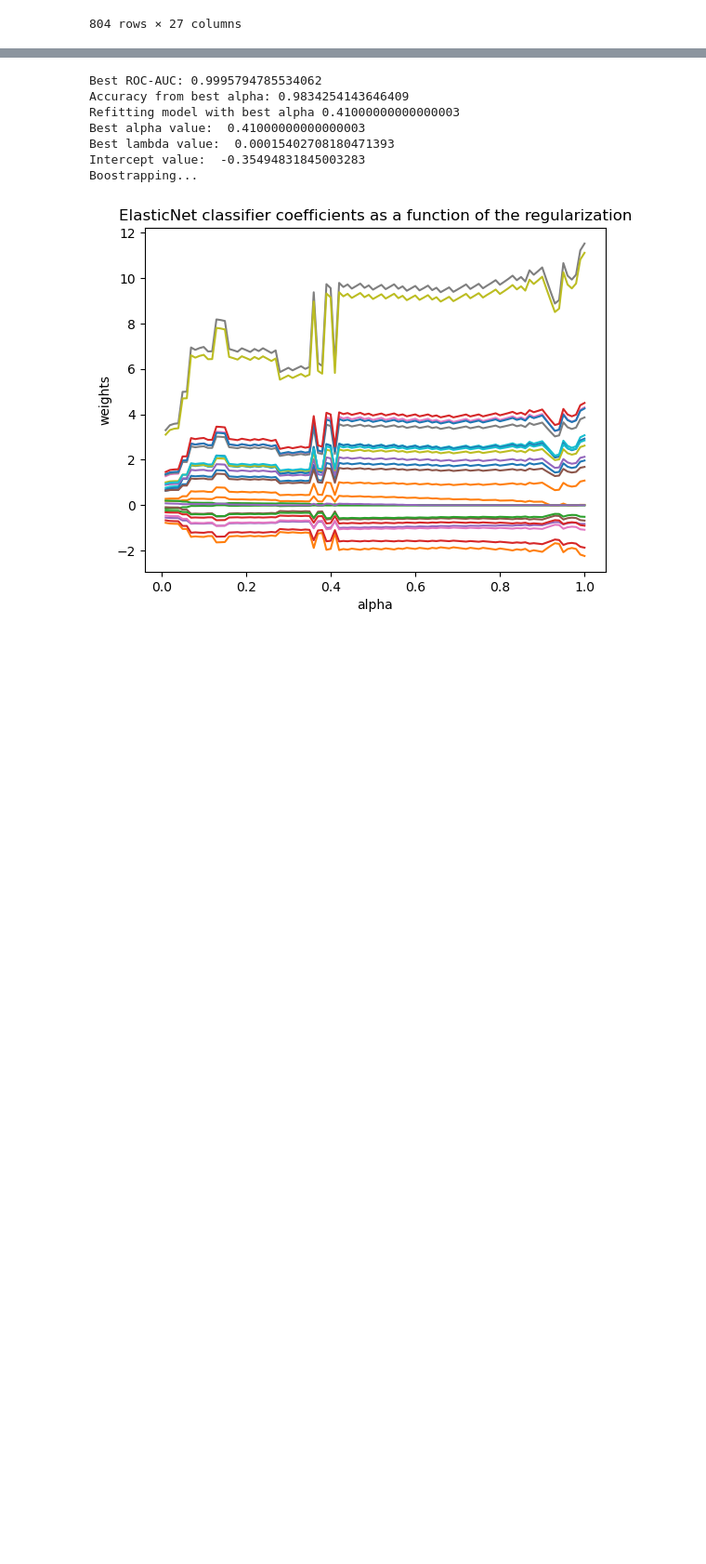
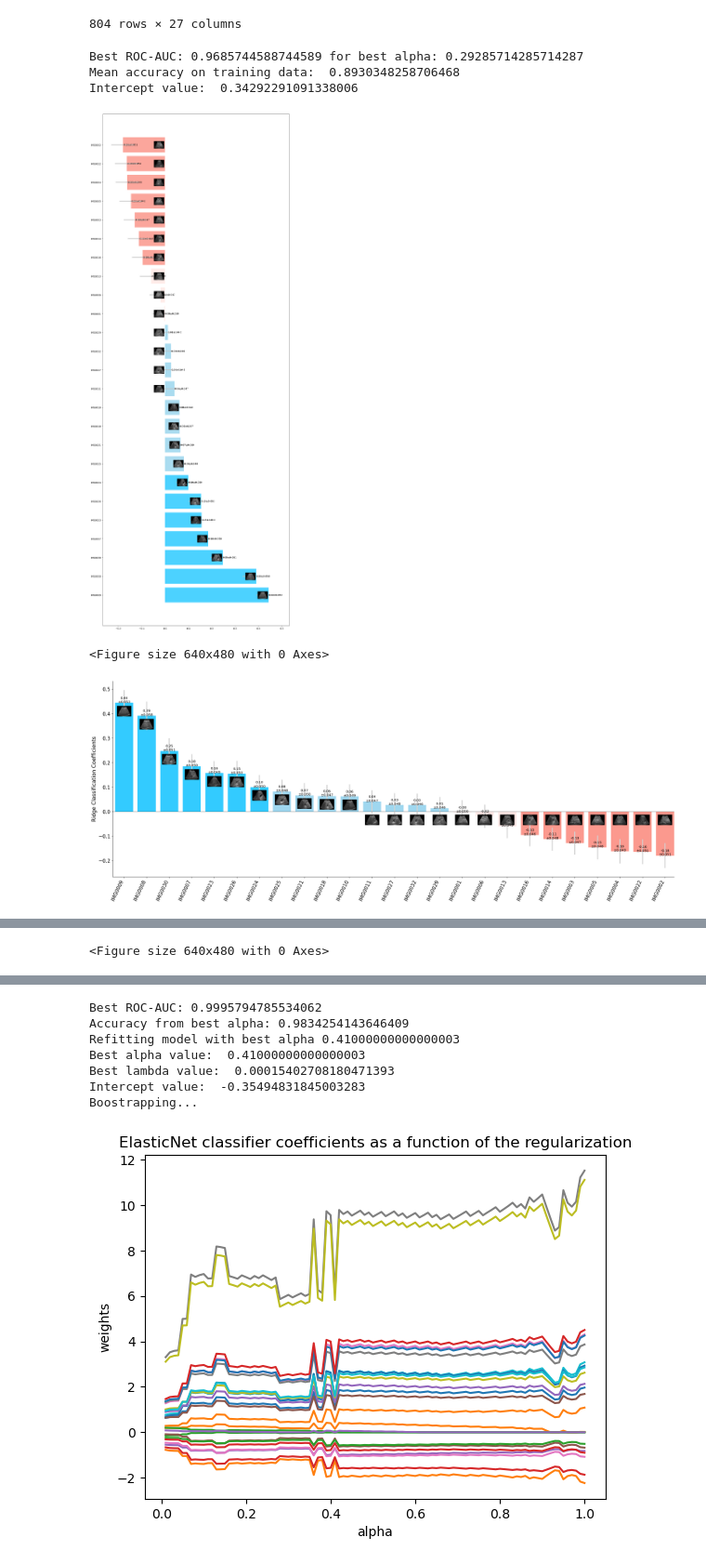
Before and after one commit to Ianyliu/fatty-liver-explainable-ai, a Jupyter notebook: ridge_classification.ipynb, the cells around one changed output, grey strips where cells are left out. Shown at 93% size. Cells and saved outputs as stored; diff of their text form; code cells hidden in the pictures; blank space fills up the shorter version.

```diff
--- a/ridge_classification.ipynb
+++ b/ridge_classification.ipynb
@@ -217,9 +99,10 @@ df = pd.read_csv("/home/liuusa_tw/twbabd_image_xai_20062024/custom_lime_results/
 df = df.drop_duplicates()
 X_df = df.drop(['yhat', 'y'], axis=1).copy()
 print(X_df.shape)
-X_df = select_unique_columns(X_df)
+# X_df = select_unique_columns(X_df)
 print(X_df.shape)
 y_df = df[['yhat']].copy()
+y_ = y_df.to_numpy().ravel()
 # X_df = StandardScaler().fit_transform(X_df)
 
 # Split data
@@ -244,3 +127,26 @@ df
 | 996 | 0 | 1 | 1 | 1 | 1 | 1 | 0 | 0 | 0 | 0 | ... | ... |
 | 998 | 0 | 1 | 1 | 1 | 1 | 1 | 0 | 1 | 0 | 0 | ... | ... |
 804 rows × 27 columns
+# %%
+mi_id = "P0012750"
+save_dir = "/home/liuusa_tw/twbabd_image_xai_20062024/custom_lime_results/P0012750-RIDGE-RESULTS/"
+img_id_list = ast.literal_eval(meta_data[meta_data['MI_ID']==mi_id]['IMG_ID_LIST'].to_list()[0])
+img_abs_filepaths = [CROP_IMAGE_DIR + str(mi_id) +'_'+str(i)+'.jpg' for i in img_id_list]
+model = RidgeClassifierWithStats(n_alphas=50, n_bootstrap=10000)
+model.custom_fit(X_df, y_)
+
+# Print summary
+summary_df = model.summary()
+model.plot_results(img_filepaths = img_abs_filepaths,
+                   summary_df = summary_df,
+                   save_dir = save_dir)
+
+summary_df.to_csv(os.path.join(save_dir, "ridge_coefficients.csv"), index=None)
+summary_df
+# %% [output]
+Best ROC-AUC: 0.9685744588744589 for best alpha: 0.29285714285714287
+Mean accuracy on training data:  0.8930348258706468
+Intercept value:  0.34292291091338006
+[figure, added]
+<Figure size 640x480 with 0 Axes>
+[figure, added]
@@ -246,0 +170 @@ df
+<Figure size 640x480 with 0 Axes>
```
Also changed, not shown: parts of 7 cells of this notebook, 11 other files.
